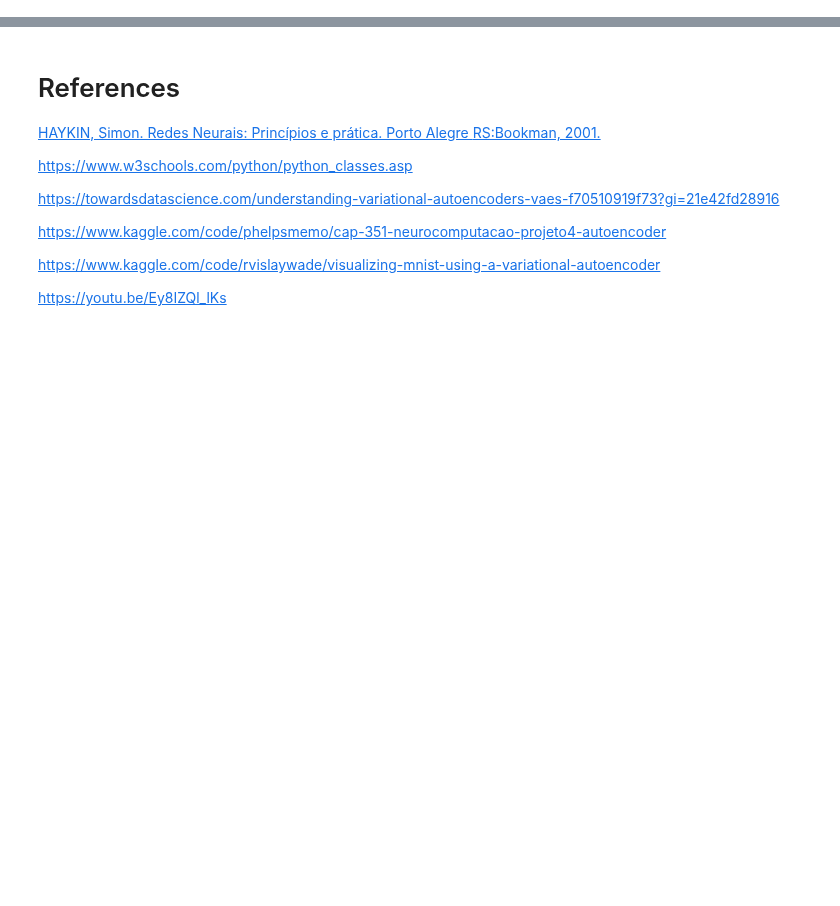
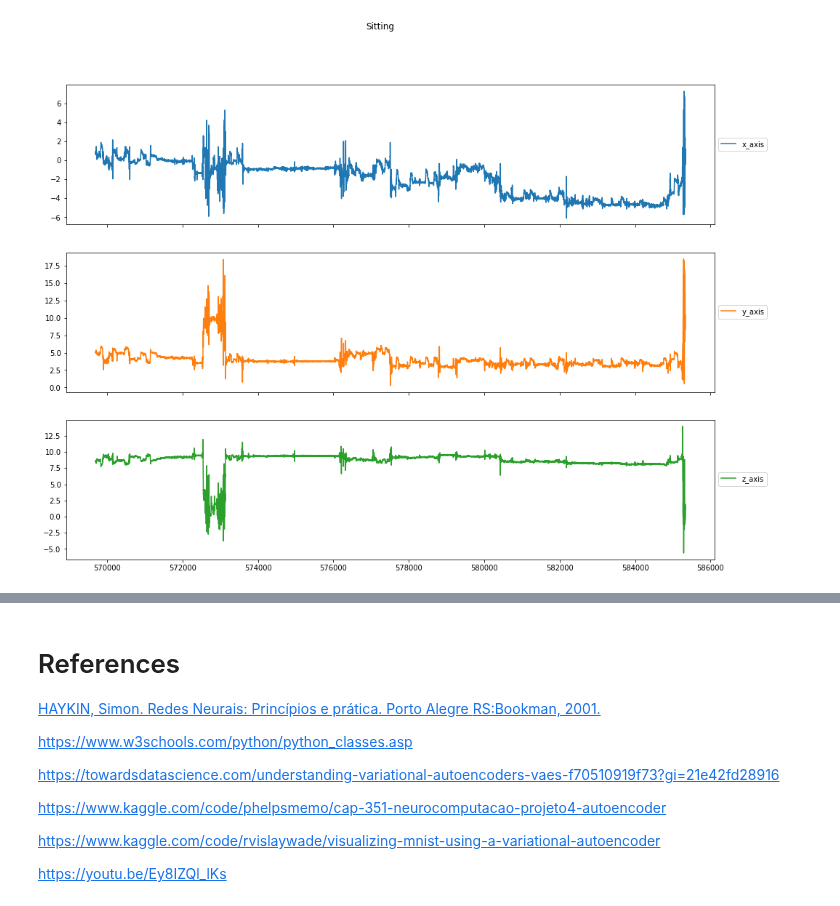
Before and after one commit to barauna-lo/Neurocomputing, a Jupyter notebook: Project_05_RNN.ipynb, the cells around one changed output, grey strips where cells are left out. Cells and saved outputs as stored; diff of their text form; code cells hidden in the pictures; blank space fills up the shorter version.

```diff
--- a/Project_05_RNN.ipynb
+++ b/Project_05_RNN.ipynb
@@ -970,13 +2,0 @@ sns.pairplot(df, hue = 'label')
-# %%
-features = df.drop(['label'], axis=1)
-#Normaling data
-scaler = MinMaxScaler()
-features = pd.DataFrame(scaler.fit_transform(features), columns=features.columns)
-data = features
-labels = df.label.unique()
-instances = df['label'].unique()
-instances.shape[0]
-#Tranforming the data for numerical values
-df['label'].replace(df['label'].unique(),
-                        [0,1,2], inplace=True)
-target = df['label'].values
@@ -1181,0 +128,10 @@ plt.show()
+# %%
+def plot_activity(activity, df):
+    data = df[df['activity'] == activity][['x_axis', 'y_axis', 'z_axis']][:]
+    axis = data.plot(subplots=True, figsize=(16, 12),
+                     title=activity)
+    for ax in axis:
+        ax.legend(loc='lower left', bbox_to_anchor=(1.0, 0.5))
+plot_activity("Sitting", df[df['user_id']==20]);
+# %% [output]
+[figure, added]
```
Also changed, not shown: parts of 91 cells of this notebook.
